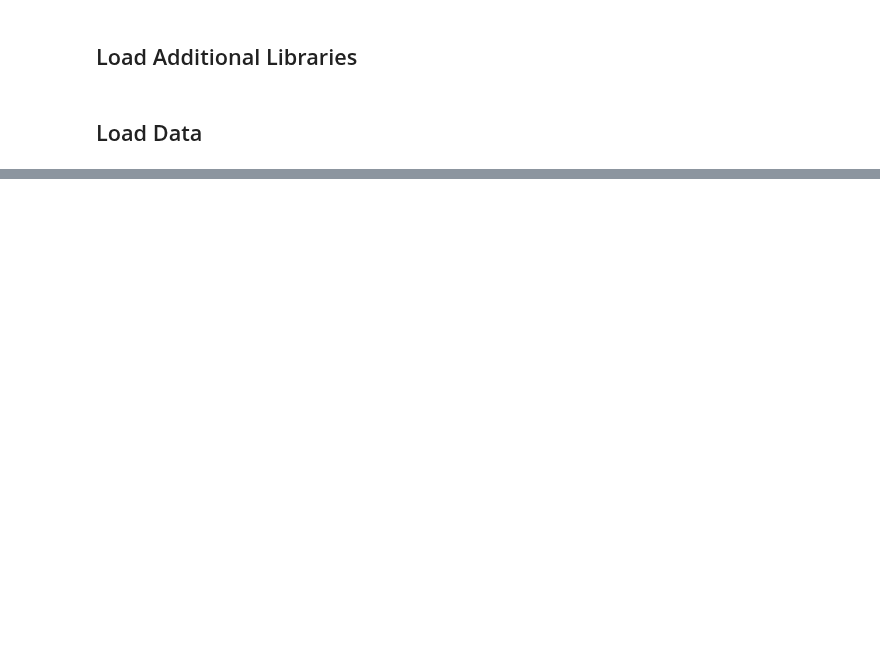
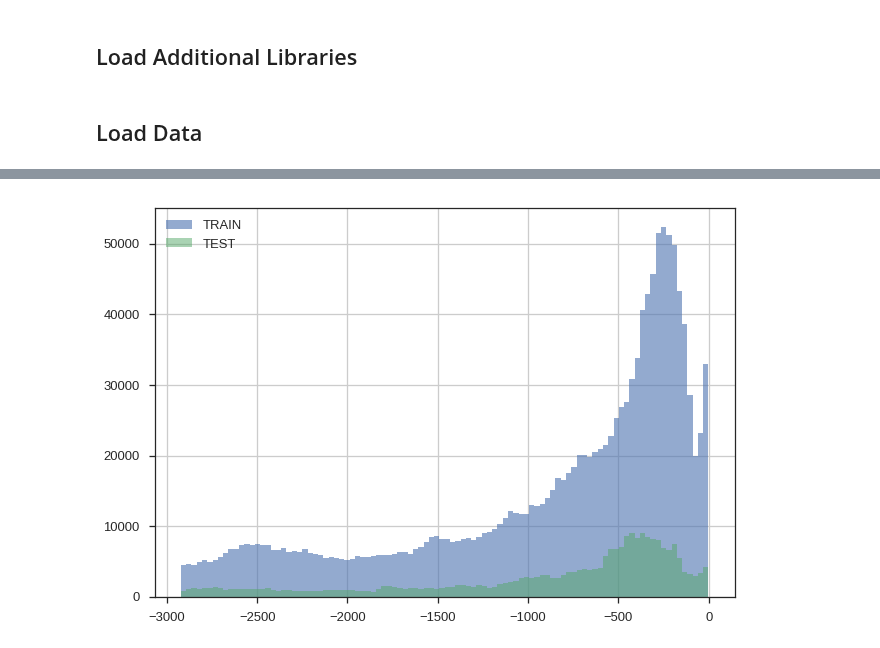
Before and after one commit to numb3r33/Kaggle_Home_Credit, a Jupyter notebook: notebooks/EDA.ipynb, the cells around one changed output, grey strips where cells are left out. Drawn from its saved outputs; the diff is of its cells as text; code cells hidden in the pictures; blank space fills up the shorter version.

```diff
--- a/notebooks/EDA.ipynb
+++ b/notebooks/EDA.ipynb
@@ -151,0 +14,7 @@ ss
+# %%
+%%time
+
+app_train = pd.read_csv(os.path.join(basepath, 'data/raw/application_train.csv.zip'))
+app_test  = pd.read_csv(os.path.join(basepath, 'data/raw/application_test.csv.zip'))
+
+prev_app  = pd.read_csv(os.path.join(basepath, 'data/raw/previous_application.csv.zip'))
@@ -151,0 +24,12 @@ ss
+# %%
+%%time
+
+tr = app_train.loc[:, ['SK_ID_CURR']].merge(prev_app.loc[:, ['SK_ID_CURR', 'DAYS_DECISION']],
+                                       on='SK_ID_CURR',
+                                       how='left'
+                                      )
+
+te = app_test.loc[:, ['SK_ID_CURR']].merge(prev_app.loc[:, ['SK_ID_CURR', 'DAYS_DECISION']],
+                                           on='SK_ID_CURR',
+                                           how='left'
+                                          )
@@ -151,0 +39,6 @@ ss
+# %%
+tr.DAYS_DECISION.hist(bins=100, alpha=.6, label='TRAIN')
+te.DAYS_DECISION.hist(bins=100, alpha=.5, label='TEST')
+plt.legend(loc='best');
+# %% [output]
+[figure, added]
```
Also changed, not shown: parts of 23 cells of this notebook, 1 other file.
